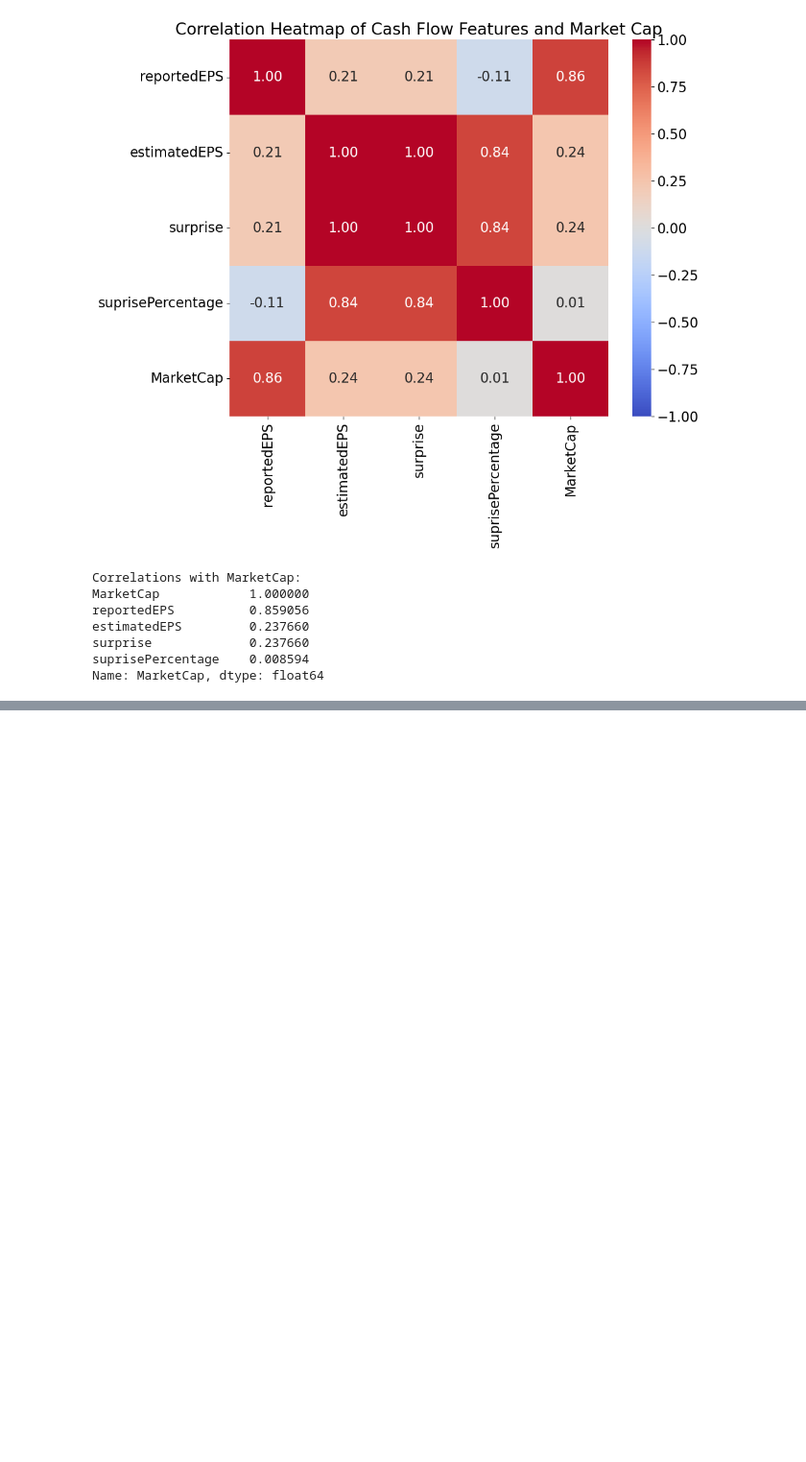
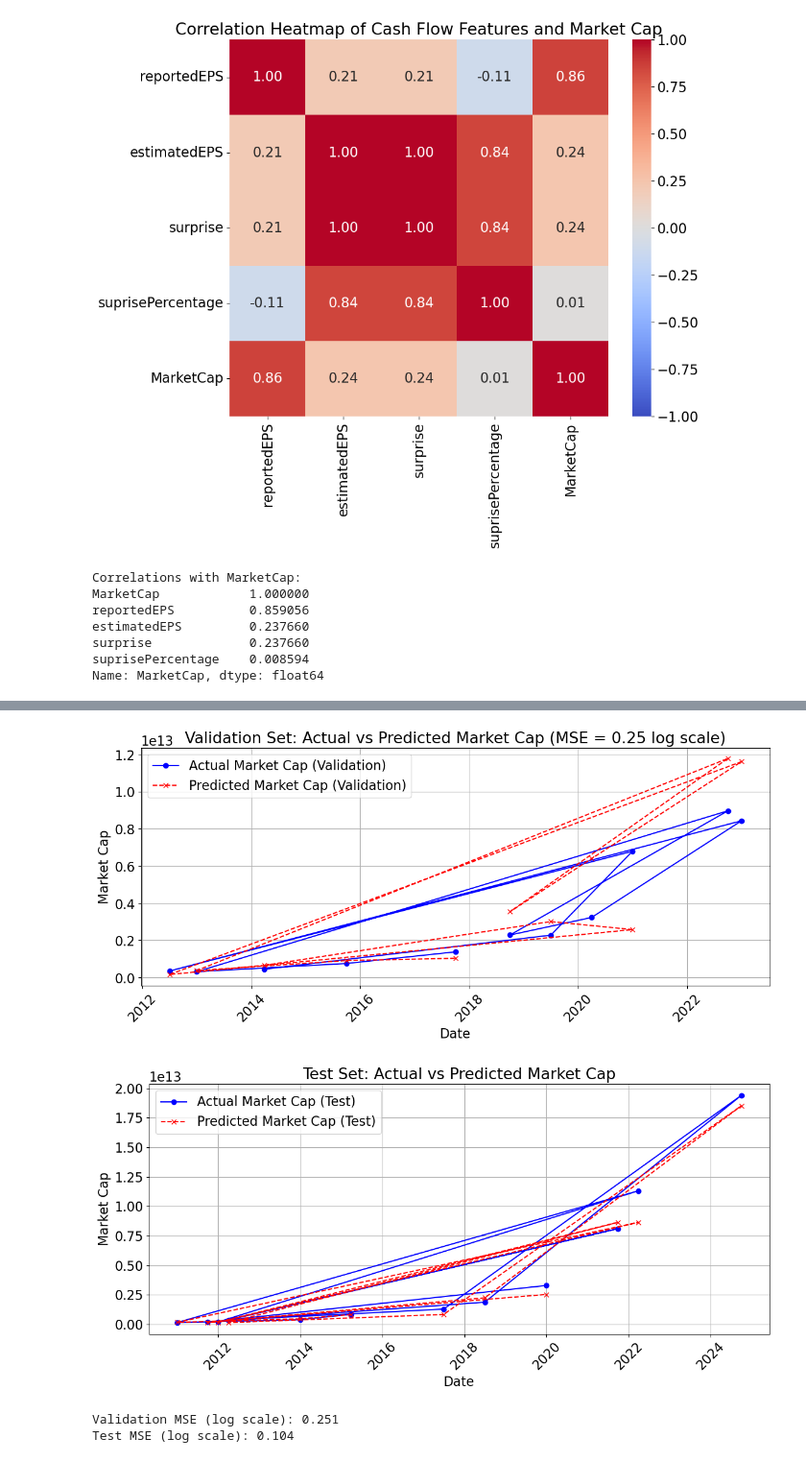
Before and after one commit to rsevilla333/SwampLocks, a Jupyter notebook: ML/ML_Model.ipynb, the cells around one changed output, grey strips where cells are left out. Shown at 96% size. Drawn from its saved outputs; the diff is of its cells as text; code cells hidden in the pictures; blank space fills up the shorter version.

```diff
--- a/ML/ML_Model.ipynb
+++ b/ML/ML_Model.ipynb
@@ -779,0 +923,56 @@ Name: MarketCap, dtype: float64
+# %%
+import pandas as pd
+import numpy as np
+import matplotlib.pyplot as plt
+
+# Assuming best_svm, scaler, X_val, X_test, y_val_log, y_test_log are from your grid search
+# Predict on validation and test sets
+y_val_pred_log = best_svm.predict(X_val_scaled)
+y_test_pred_log = best_svm.predict(X_test_scaled)
+
+# Convert back to original scale
+y_val_pred = np.expm1(y_val_pred_log)
+y_test_pred = np.expm1(y_test_pred_log)
+y_val_actual = np.expm1(y_val_log)
+y_test_actual = np.expm1(y_test_log)
+
+# Get corresponding dates (assuming final_data is indexed consistently with splits)
+val_indices = X_val.index  # Indices from the split
+test_indices = X_test.index
+val_dates = final_data.loc[val_indices, 'date']
+test_dates = final_data.loc[test_indices, 'date']
+
+# Plot Validation Set
+plt.figure(figsize=(12, 6))
+plt.plot(val_dates, y_val_actual, label='Actual Market Cap (Validation)', color='blue', marker='o')
+plt.plot(val_dates, y_val_pred, label='Predicted Market Cap (Validation)', color='red', linestyle='--', marker='x')
+plt.xlabel('Date')
+plt.ylabel('Market Cap')
+plt.title('Validation Set: Actual vs Predicted Market Cap (MSE = 0.25 log scale)')
+plt.legend()
+plt.grid(True)
+plt.xticks(rotation=45)
+plt.tight_layout()
+plt.show()
+
+# Plot Test Set
+plt.figure(figsize=(12, 6))
+plt.plot(test_dates, y_test_actual, label='Actual Market Cap (Test)', color='blue', marker='o')
+plt.plot(test_dates, y_test_pred, label='Predicted Market Cap (Test)', color='red', linestyle='--', marker='x')
+plt.xlabel('Date')
+plt.ylabel('Market Cap')
+plt.title('Test Set: Actual vs Predicted Market Cap')
+plt.legend()
+plt.grid(True)
+plt.xticks(rotation=45)
+plt.tight_layout()
+plt.show()
+
+# Print MSE for reference (assuming 0.25 was your latest log-scale validation MSE)
+print(f"Validation MSE (log scale): {mean_squared_error(y_val_log, y_val_pred_log):.3f}")
+print(f"Test MSE (log scale): {mean_squared_error(y_test_log, y_test_pred_log):.3f}")
+# %% [output]
+[figure, added]
+[figure, added]
+Validation MSE (log scale): 0.251
+Test MSE (log scale): 0.104
```
Also changed, not shown: parts of 15 cells of this notebook.
